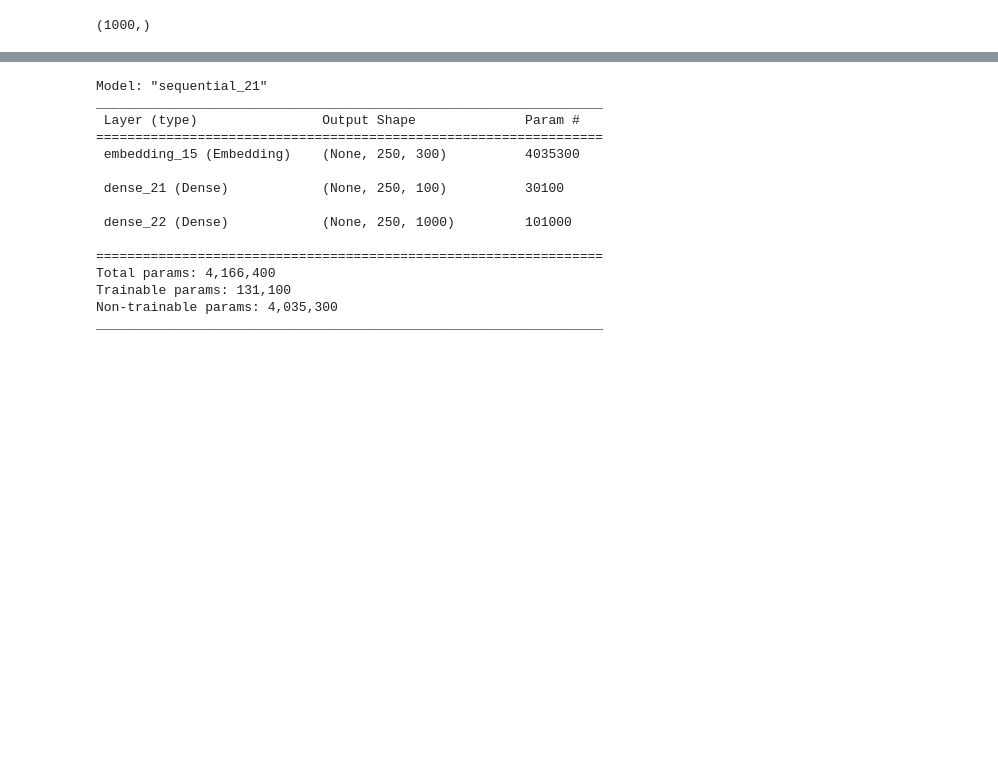
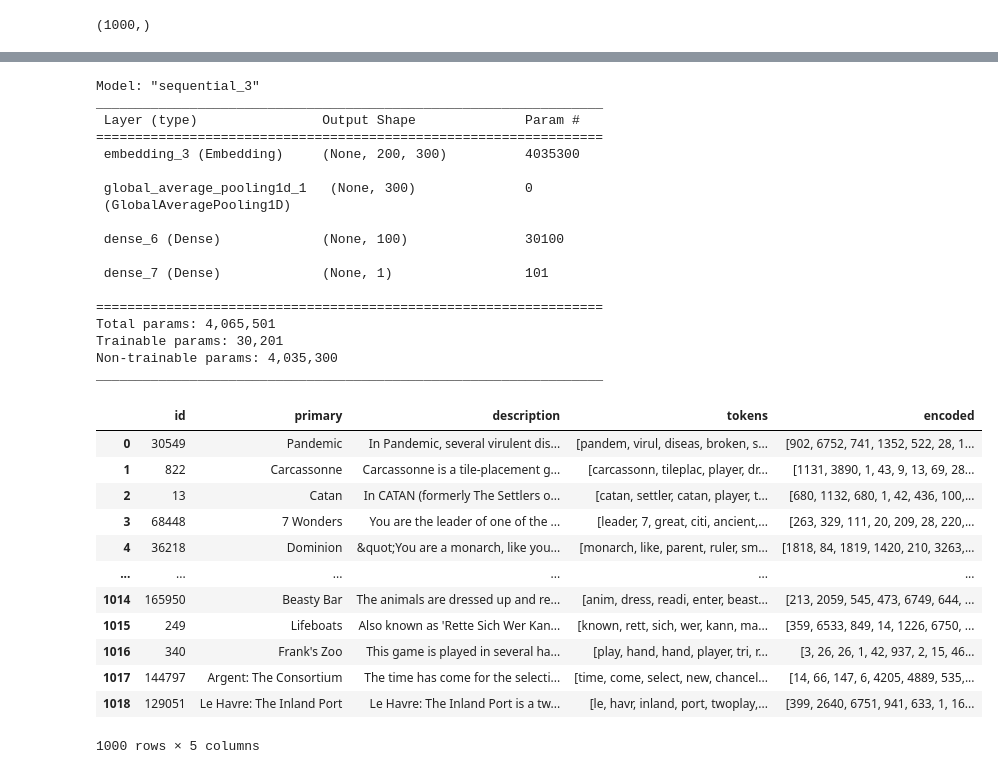
Before and after one commit to KYOH95/Project_4_Boardgame_App_Ver2, a Jupyter notebook: project4.ipynb, the cells around one changed output, grey strips where cells are left out. Saved outputs shown, nothing was run; the diff lists cells and outputs as text; code cells hidden in the pictures; blank space fills up the shorter version.

```diff
--- a/project4.ipynb
+++ b/project4.ipynb
@@ -644,24 +685,28 @@ len(pd.unique(y))
 # %%
 model = Sequential()
-model.add(Embedding(vocab_size, 300, weights=[embedding_matrix], input_length=maxlen, trainable=False))
+model.add(tf.keras.layers.Embedding(vocab_size, 300, weights=[embedding_matrix], input_length=maxlen, trainable=False))
+model.add(GlobalAveragePooling1D())
 model.add(tf.keras.layers.Dense(100, activation='relu'))
-model.add(tf.keras.layers.Dense(1000, activation='softmax'))
+model.add(tf.keras.layers.Dense(1))
 
 model.summary()
 # %% [output]
-Model: "sequential_21"
+Model: "sequential_3"
 _________________________________________________________________
  Layer (type)                Output Shape              Param #
 =================================================================
- embedding_15 (Embedding)    (None, 250, 300)          4035300
+ embedding_3 (Embedding)     (None, 200, 300)          4035300
 
- dense_21 (Dense)            (None, 250, 100)          30100
+ global_average_pooling1d_1   (None, 300)              0
+ (GlobalAveragePooling1D)
 
- dense_22 (Dense)            (None, 250, 1000)         101000
+ dense_6 (Dense)             (None, 100)               30100
+
+ dense_7 (Dense)             (None, 1)                 101
 
 =================================================================
-Total params: 4,166,400
-Trainable params: 131,100
+Total params: 4,065,501
+Trainable params: 30,201
 Non-trainable params: 4,035,300
 _________________________________________________________________
 # %%
@@ -671,0 +717,16 @@ model.compile(loss='categorical_crossentropy', optimizer=optimizer)
+# %%
+df_token
+# %% [output]
+|  | id | primary | description | tokens | encoded |
+| 0 | 30549 | Pandemic | In Pandemic, several virulent dis... | [pandem, virul, diseas, broken, s... | [902, 6752, 741, 1352, 522, 28, 1... |
+| 1 | 822 | Carcassonne | Carcassonne is a tile-placement g... | [carcassonn, tileplac, player, dr... | [1131, 3890, 1, 43, 9, 13, 69, 28... |
+| 2 | 13 | Catan | In CATAN (formerly The Settlers o... | [catan, settler, catan, player, t... | [680, 1132, 680, 1, 42, 436, 100,... |
+| 3 | 68448 | 7 Wonders | You are the leader of one of the ... | [leader, 7, great, citi, ancient,... | [263, 329, 111, 20, 209, 28, 220,... |
+| 4 | 36218 | Dominion | &quot;You are a monarch, like you... | [monarch, like, parent, ruler, sm... | [1818, 84, 1819, 1420, 210, 3263,... |
+| ... | ... | ... | ... | ... | ... |
+| 1014 | 165950 | Beasty Bar | The animals are dressed up and re... | [anim, dress, readi, enter, beast... | [213, 2059, 545, 473, 6749, 644, ... |
+| 1015 | 249 | Lifeboats | Also known as 'Rette Sich Wer Kan... | [known, rett, sich, wer, kann, ma... | [359, 6533, 849, 14, 1226, 6750, ... |
+| 1016 | 340 | Frank's Zoo | This game is played in several ha... | [play, hand, hand, player, tri, r... | [3, 26, 26, 1, 42, 937, 2, 15, 46... |
+| 1017 | 144797 | Argent: The Consortium | The time has come for the selecti... | [time, come, select, new, chancel... | [14, 66, 147, 6, 4205, 4889, 535,... |
+| 1018 | 129051 | Le Havre: The Inland Port | Le Havre: The Inland Port is a tw... | [le, havr, inland, port, twoplay,... | [399, 2640, 6751, 941, 633, 1, 16... |
+1000 rows × 5 columns
```
Also changed, not shown: parts of 31 cells of this notebook.
